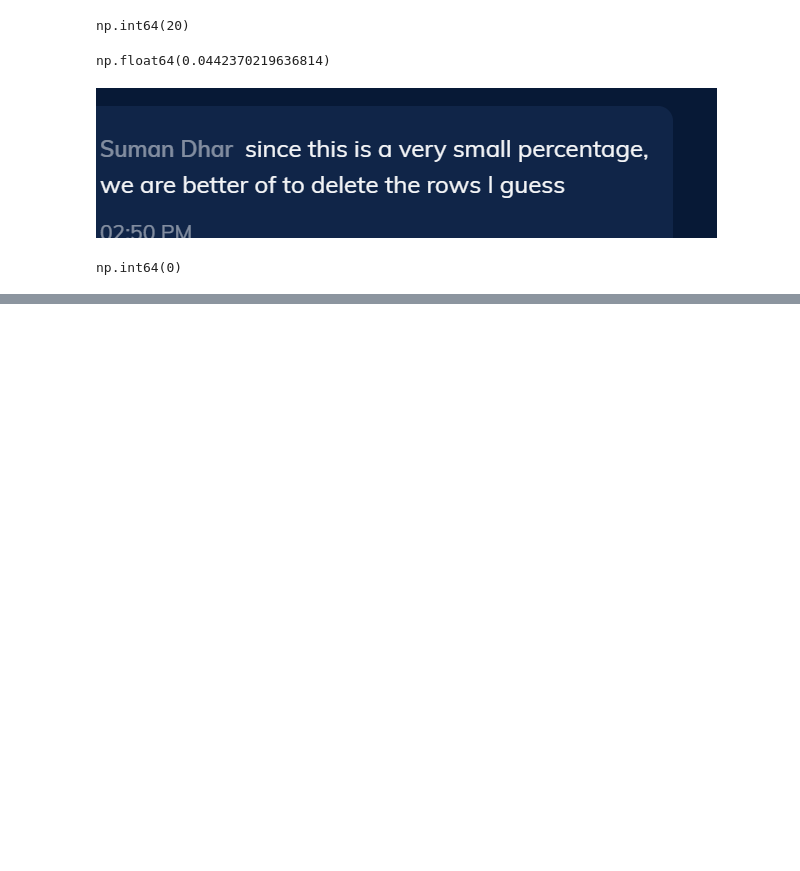
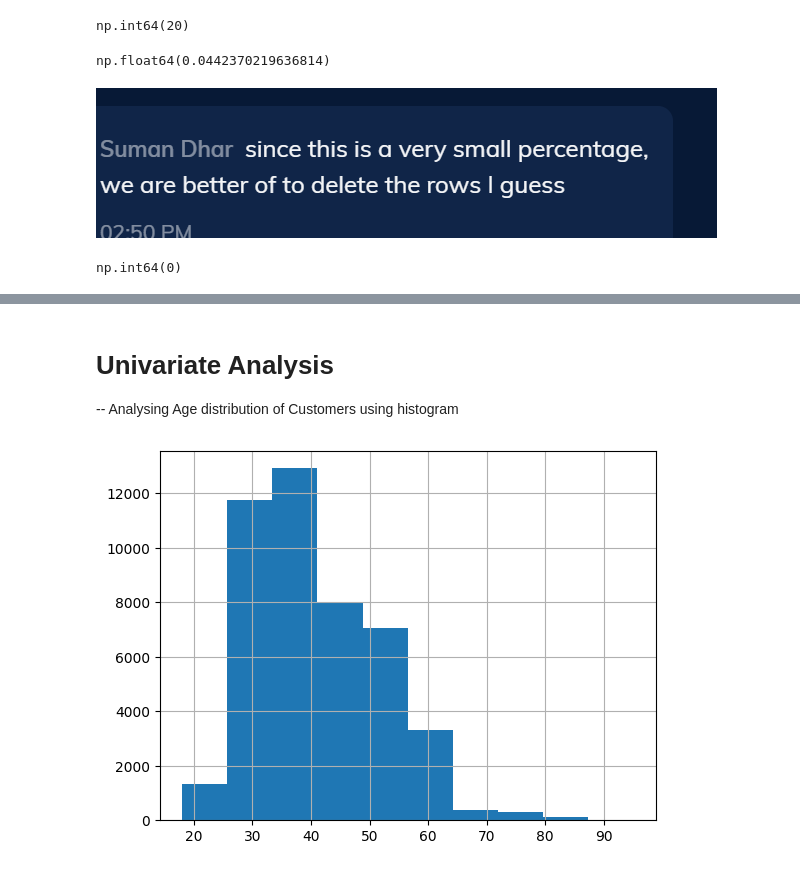
Before and after one commit to Surendranmengineer/suren_test, a Jupyter notebook: EDA_with_Rajan_Bank_Telemarketing_case_Study.ipynb, the cells around one changed output, grey strips where cells are left out. Cells and saved outputs as stored; diff of their text form; code cells hidden in the pictures; blank space fills up the shorter version.

```diff
--- a/EDA_with_Rajan_Bank_Telemarketing_case_Study.ipynb
+++ b/EDA_with_Rajan_Bank_Telemarketing_case_Study.ipynb
@@ -220,0 +352,8 @@ np.int64(0)
+# %% [markdown]
+# Univariate Analysis
+--
+Analysing Age distribution of Customers using histogram
+# %%
+inp1.age.hist();
+# %% [output]
+[figure, added]
```
Also changed, not shown: parts of 21 cells of this notebook.
